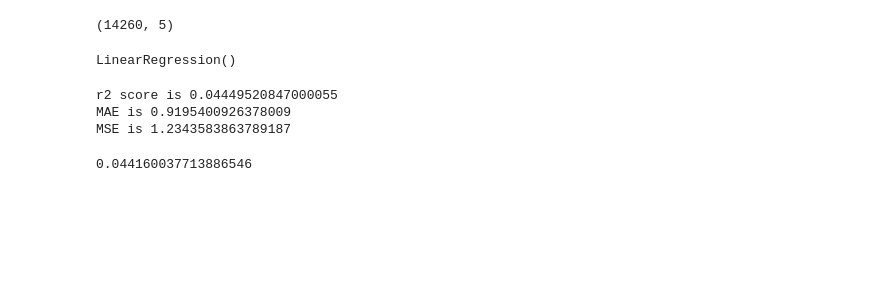
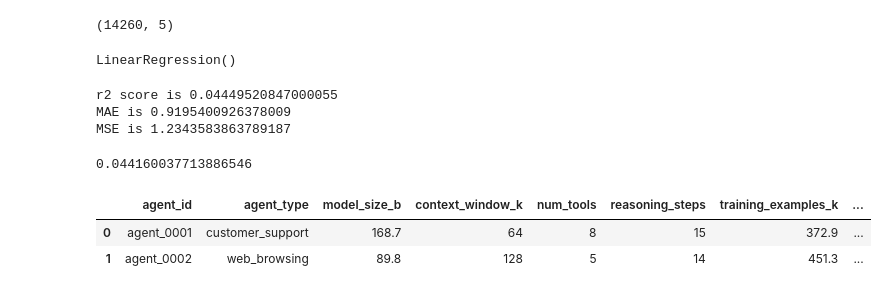
Before and after one commit to ssklpu912-glitch/ML_Algos, a Jupyter notebook: ML_Algorithm_LinearRegression.ipynb, the cells around one changed output. Drawn from its saved outputs; the diff is of its cells as text; code cells hidden in the pictures; blank space fills up the shorter version.

```diff
--- a/ML_Algorithm_LinearRegression.ipynb
+++ b/ML_Algorithm_LinearRegression.ipynb
@@ -356,3 +407,10 @@ r2_4 = r2_score(Y4_test, Y4_pred)
 print(1-((1-r2_4) * (14260 - 1)/(14260-1-5)))
 # %% [output]
 0.044160037713886546
+# %%
+AI = pd.read_csv('ai_agents_synthetic.csv')
+AI.head(2)
+# %% [output]
+|  | agent_id | agent_type | model_size_b | context_window_k | num_tools | reasoning_steps | training_examples_k | ... |
+| 0 | agent_0001 | customer_support | 168.7 | 64 | 8 | 15 | 372.9 | ... |
+| 1 | agent_0002 | web_browsing | 89.8 | 128 | 5 | 14 | 451.3 | ... |
```
Also changed, not shown: parts of 13 cells of this notebook.
